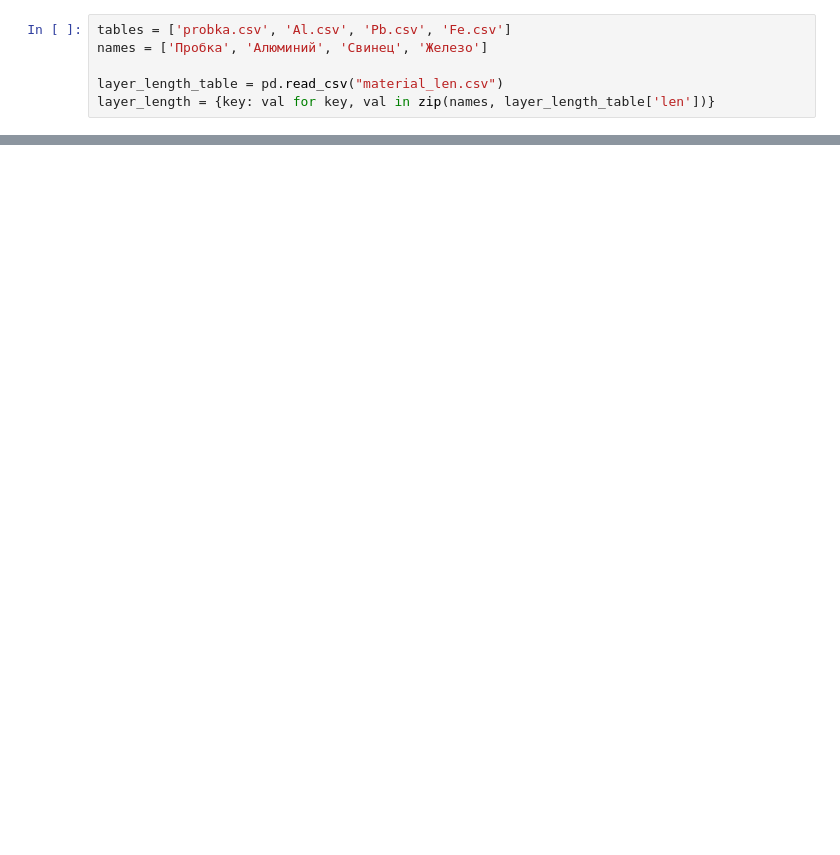
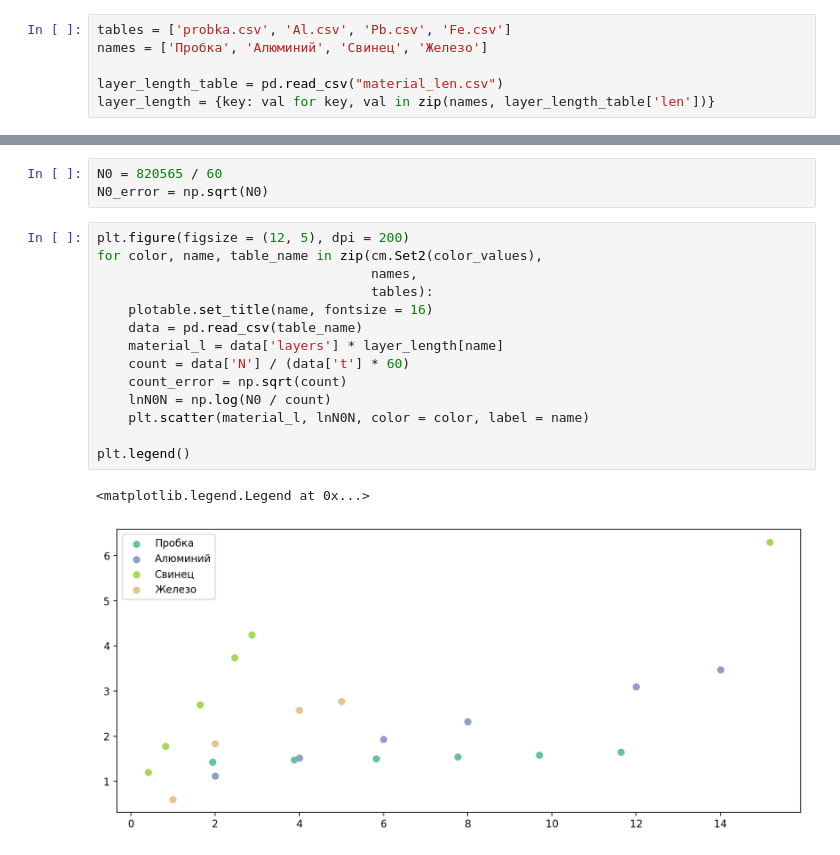
Before and after one commit to ShmakovVladimir/Labs, a Jupyter notebook: Квантовая физика/Измерение коэффициентов ослабления/main.ipynb, the cells around one changed output, grey strips where cells are left out. Drawn from its saved outputs; the diff is of its cells as text; blank space fills up the shorter version.

```diff
--- a/Квантовая физика/Измерение коэффициентов ослабления/main.ipynb
+++ b/Квантовая физика/Измерение коэффициентов ослабления/main.ipynb
@@ -43,0 +72,20 @@ Axes(0.547727,0.11;0.352273x0.35)
+# %%
+N0 = 820565 / 60
+N0_error = np.sqrt(N0)
+# %%
+plt.figure(figsize = (12, 5), dpi = 200)
+for color, name, table_name in zip(cm.Set2(color_values),
+                                   names,
+                                   tables):
+    plotable.set_title(name, fontsize = 16)
+    data = pd.read_csv(table_name)
+    material_l = data['layers'] * layer_length[name]
+    count = data['N'] / (data['t'] * 60)
+    count_error = np.sqrt(count)
+    lnN0N = np.log(N0 / count)
+    plt.scatter(material_l, lnN0N, color = color, label = name)
+
+plt.legend()
+# %% [output]
+<matplotlib.legend.Legend at 0x...>
+[figure, added]
```
Also changed, not shown: parts of 5 cells of this notebook, 3 other files.
